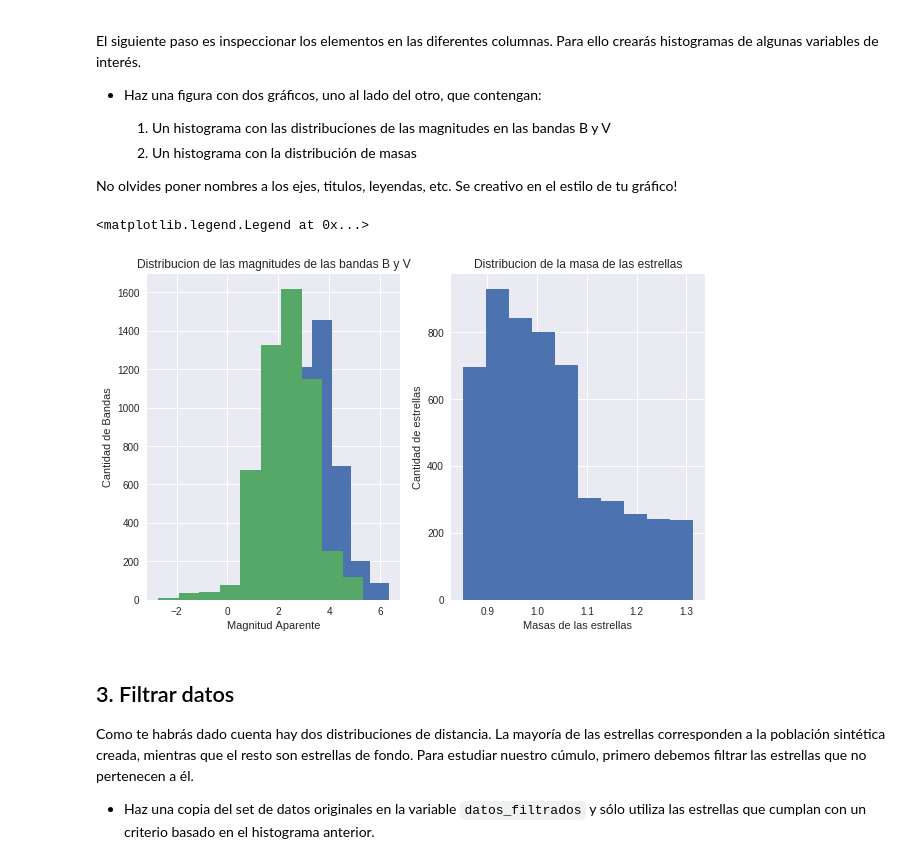
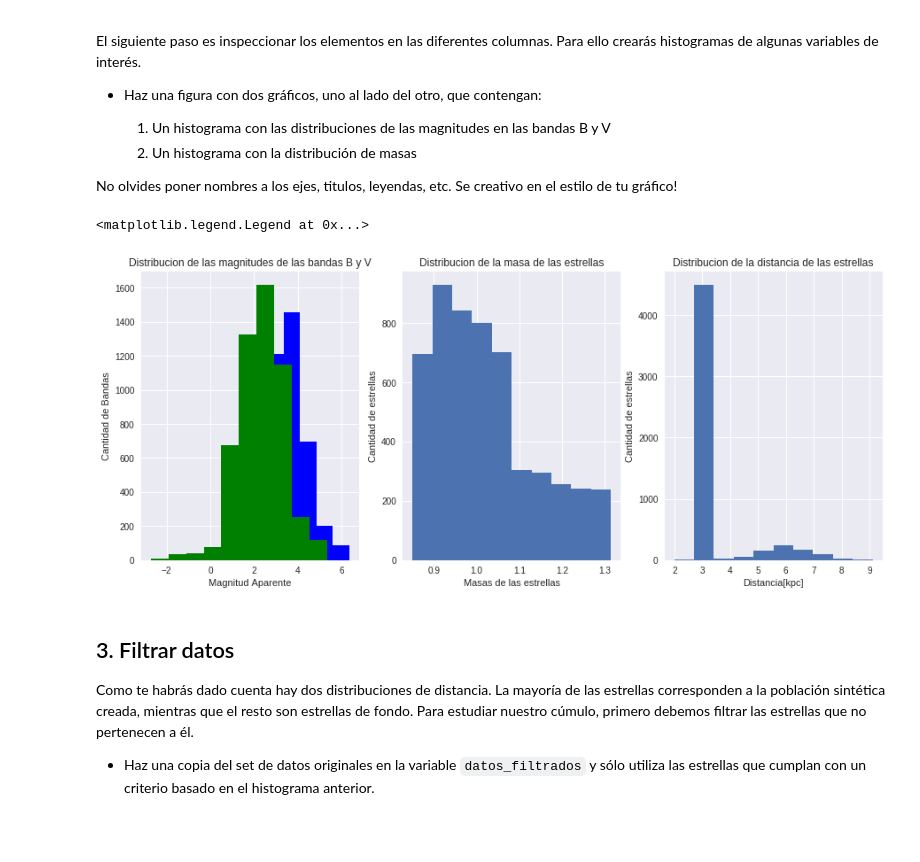
Before and after one commit to DanielaM8/minitarea2, a Jupyter notebook: minitarea2.ipynb, the cells around one changed output. Saved outputs shown, nothing was run; the diff lists cells and outputs as text; code cells hidden in the pictures; blank space fills up the shorter version.

Commit message:
Avance hasta sección 5

```diff
--- a/minitarea2.ipynb
+++ b/minitarea2.ipynb
@@ -75,37 +80,45 @@ import matplotlib.pyplot as plt
 bandasB=datos[:,0].copy()
 bandasV=datos[:,1].copy()
 bandasR=datos[:,2].copy()
 bandasI=datos[:,3].copy()
 
 temperatura=datos[:,4].copy()
 
 masa=datos[:,5].copy()
 
 distancia=datos[:,6].copy()
 
 #Crear figura con dos columnas
 
-fig, ax = plt.subplots(figsize= (10,6), ncols=2)
+fig, ax = plt.subplots(figsize= (15,6), ncols=3)
 
 #Primer gráfico
 
-ax[0].hist(bandasB)
-ax[0].hist(bandasV)
+ax[0].hist(bandasB,color='blue')
+ax[0].hist(bandasV,color='green')
 ax[0].set_xlabel('Magnitud Aparente')
 ax[0].set_ylabel('Cantidad de Bandas')
 ax[0].set_title('Distribucion de las magnitudes de las bandas B y V')
 ax[0].legend()
 
 #Segundo gráfico
 
 ax[1].hist(masa)
 ax[1].set_xlabel('Masas de las estrellas')
 ax[1].set_ylabel('Cantidad de estrellas')
 ax[1].set_title('Distribucion de la masa de las estrellas')
 ax[1].legend()
+
+#Gráfico para ver distancias de sección 3:
+
+ax[2].hist(distancia)
+ax[2].set_xlabel('Distancia[kpc]')
+ax[2].set_ylabel('Cantidad de estrellas')
+ax[2].set_title('Distribucion de la distancia de las estrellas')
+ax[2].legend()
 # %% [output]
 <matplotlib.legend.Legend at 0x...>
-[figure, old version]
+[figure, new version]
 # %% [markdown]
 ## 3. Filtrar datos
 
```
Also changed, not shown: parts of 8 cells of this notebook.
